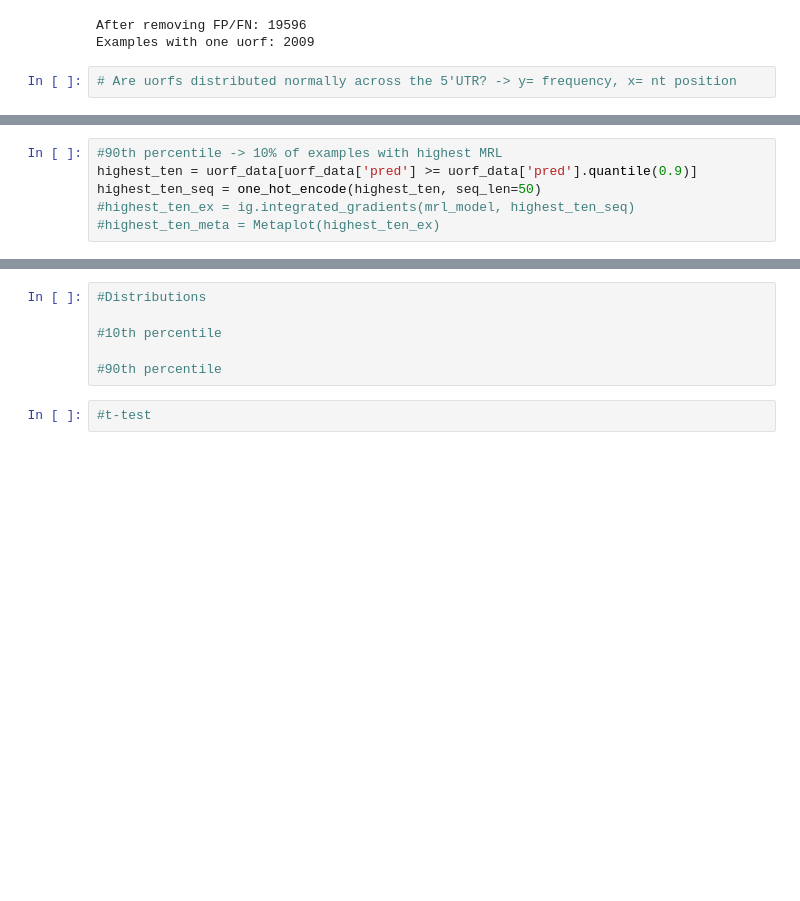
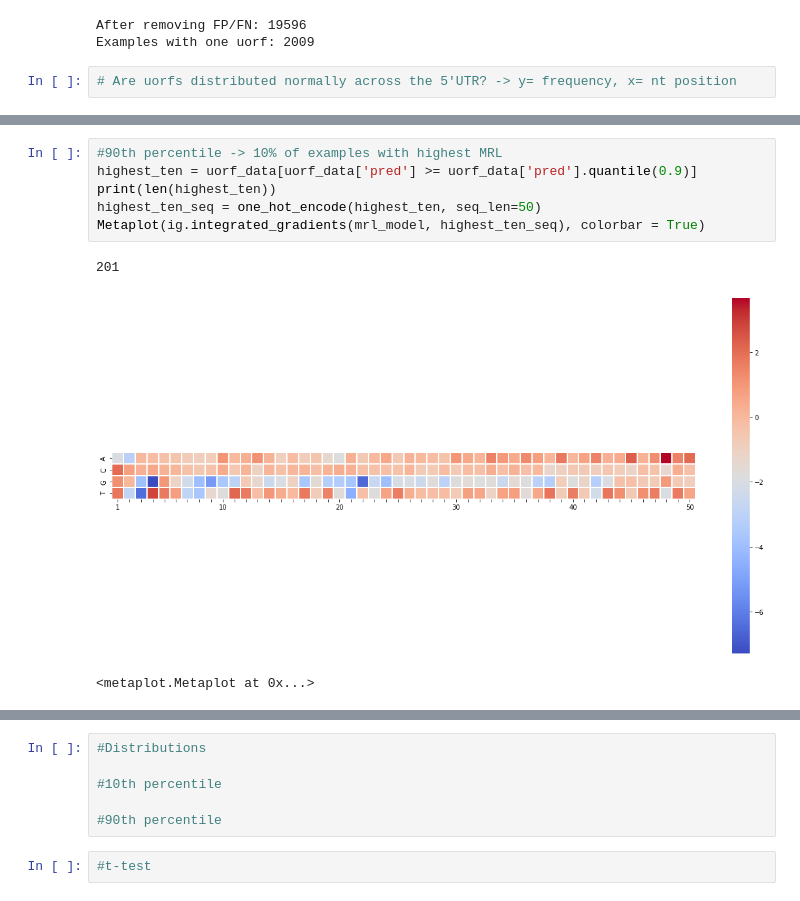
Before and after one commit to ohlerlab/mlcis, a Jupyter notebook: uorf_positional_effects.ipynb, the cells around one changed output, grey strips where cells are left out. Drawn from its saved outputs; the diff is of its cells as text; blank space fills up the shorter version.

```diff
--- a/uorf_positional_effects.ipynb
+++ b/uorf_positional_effects.ipynb
@@ -49,6 +47,10 @@ Metaplot(ig.integrated_gradients(mrl_model, lowest_ten_seq[:1]))
 # %%
 #90th percentile -> 10% of examples with highest MRL
 highest_ten = uorf_data[uorf_data['pred'] >= uorf_data['pred'].quantile(0.9)]
+print(len(highest_ten))
 highest_ten_seq = one_hot_encode(highest_ten, seq_len=50)
-#highest_ten_ex = ig.integrated_gradients(mrl_model, highest_ten_seq)
-#highest_ten_meta = Metaplot(highest_ten_ex)
+Metaplot(ig.integrated_gradients(mrl_model, highest_ten_seq), colorbar = True)
+# %% [output]
+201
+[figure, added]
+<metaplot.Metaplot at 0x...>
```
Also changed, not shown: parts of 5 cells of this notebook, 1 other file.
